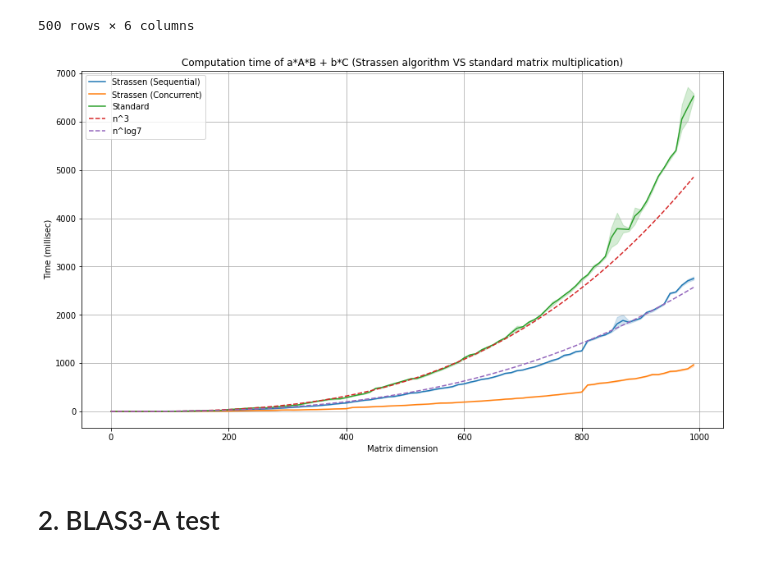
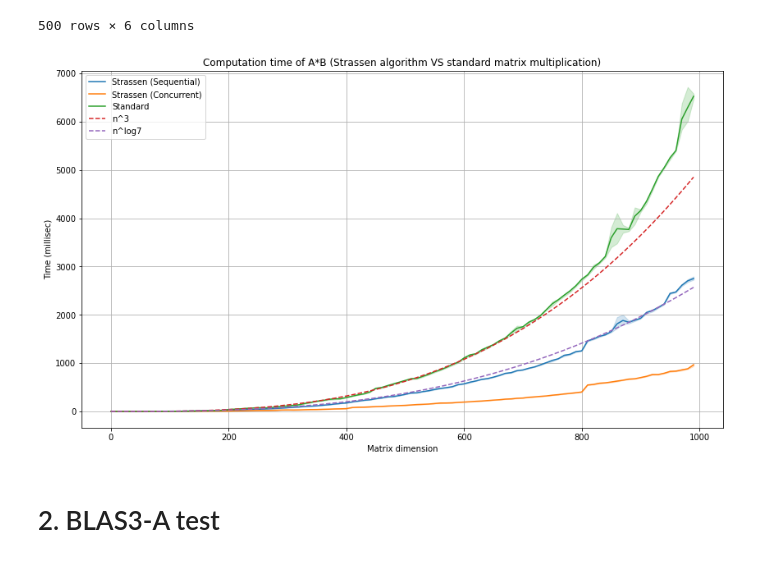
Before and after one commit to JunmingZhao42/FMM-Strassen-Algorithm, a Jupyter notebook: plot.ipynb, the cells around one changed output. Drawn from its saved outputs; the diff is of its cells as text; code cells hidden in the pictures.

```diff
--- a/plot.ipynb
+++ b/plot.ipynb
@@ -30,21 +30,21 @@ df
 # %%
 ax = plt.figure(figsize=(14,8))
 
 sns.lineplot(x="matrix dimension", y="Strassen", data=df, label="Strassen (Sequential)")
 sns.lineplot(x="matrix dimension", y="Strassen1", data=df, label="Strassen (Concurrent)")
 sns.lineplot(x="matrix dimension", y="Standard", data=df, label="Standard")
 
 plt.plot(df["matrix dimension"], df["n_3"], label="n^3", linestyle='--')
 plt.plot(df["matrix dimension"], df["n_log"], label="n^log7", linestyle='--')
 
 plt.legend()
-plt.title("Computation time of a*A*B + b*C (Strassen algorithm VS standard matrix multiplication)")
+plt.title("Computation time of A*B (Strassen algorithm VS standard matrix multiplication)")
 plt.xlabel("Matrix dimension")
 plt.ylabel("Time (millisec)")
 plt.grid()
 plt.show()
 # %% [output]
-[figure, old version]
+[figure, new version]
 # %% [markdown]
 # 2. BLAS3-A test
 # %%
```
Also changed, not shown: parts of 3 cells of this notebook, 5 other files.
